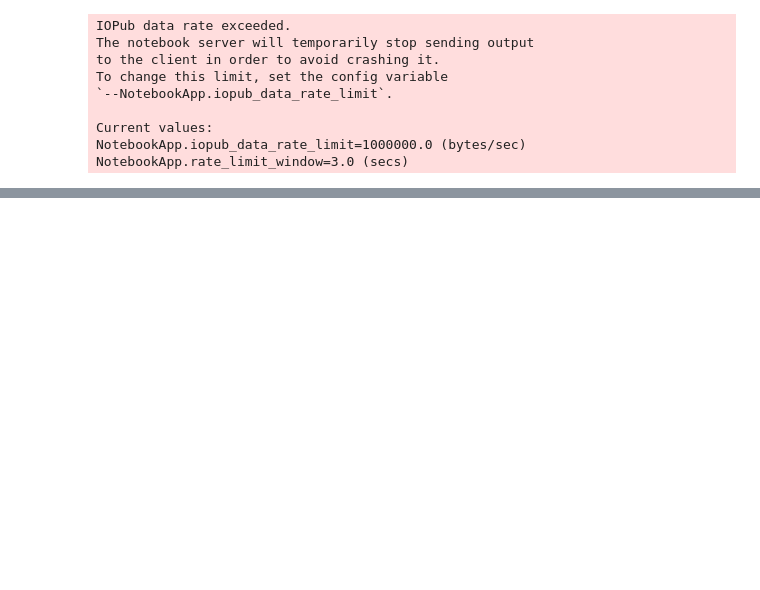
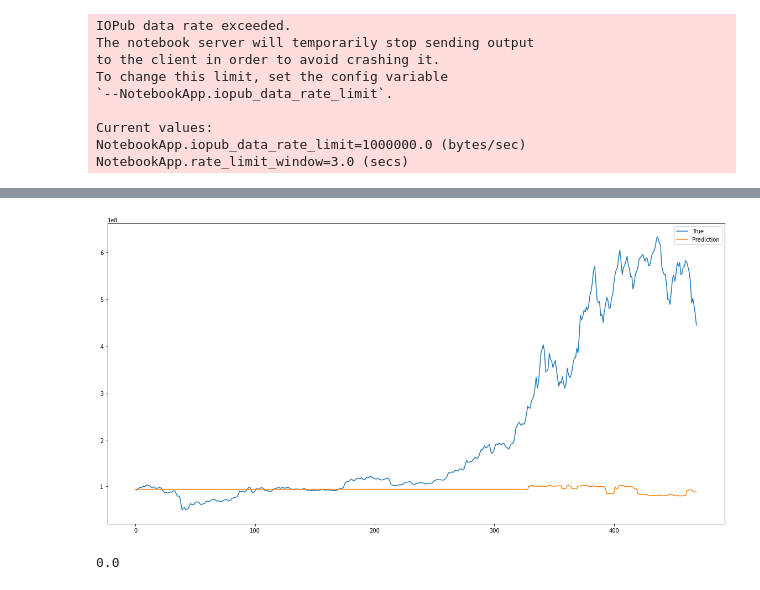
Before and after one commit to artistic100one/machinelearning, a Jupyter notebook: ML Project/ML model 마무리.ipynb, the cells around one changed output, grey strips where cells are left out. Drawn from its saved outputs; the diff is of its cells as text; code cells hidden in the pictures; blank space fills up the shorter version.

```diff
--- a/ML Project/ML model 마무리.ipynb
+++ b/ML Project/ML model 마무리.ipynb
@@ -285,0 +377,17 @@ print("훈련 세트 정확도: {:.3f}".format(knn.score(seq_prices, pre_prices)
+# %%
+pred = knn.predict(seq_test_prices)
+
+fig = plt.figure(facecolor='white', figsize=(20, 10))
+ax = fig.add_subplot(111)
+ax.plot(pre_test_prices, label='True')
+ax.plot(pred, label='Prediction')
+ax.legend()
+plt.show()
+# %% [output]
+[figure, added]
+# %%
+svc = SVC(C=10000)
+svc.fit(seq_prices, pre_prices)
+svc.score(seq_test_prices, pre_test_prices)
+# %% [output]
+0.0
```
Also changed, not shown: parts of 31 cells of this notebook, 2 other files.
